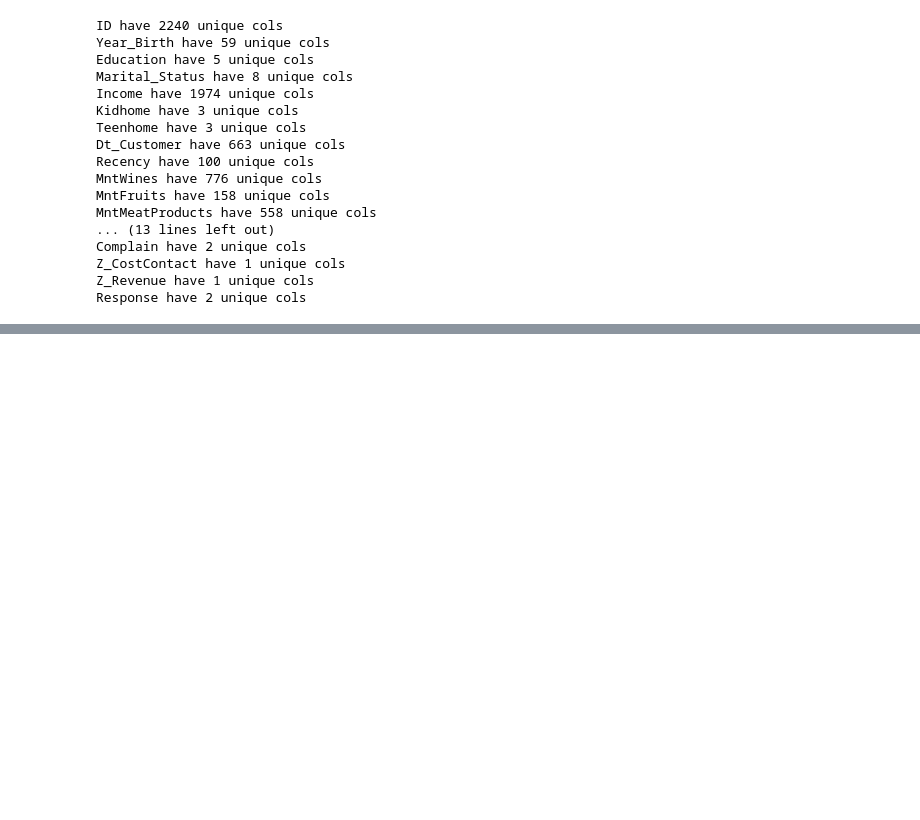
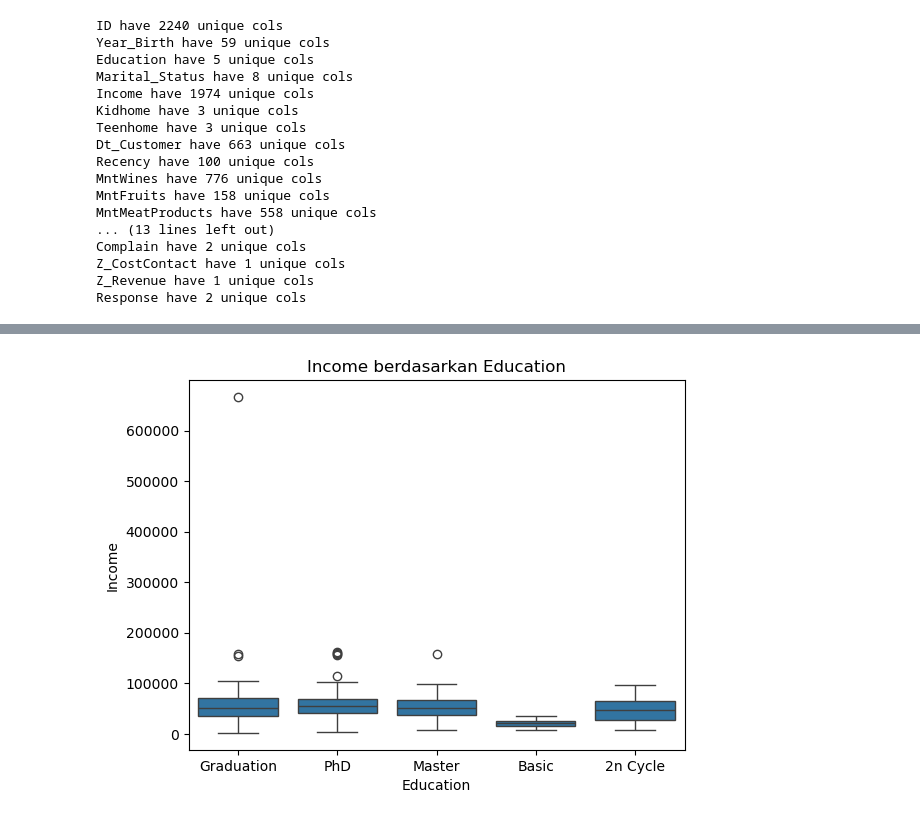
Before and after one commit to iwan-goodfellow/Customer-Personality-1, a Jupyter notebook: notebooks/eda.ipynb, the cells around one changed output, grey strips where cells are left out. Cells and saved outputs as stored; diff of their text form; code cells hidden in the pictures; blank space fills up the shorter version.

```diff
--- a/notebooks/eda.ipynb
+++ b/notebooks/eda.ipynb
@@ -69,0 +111,7 @@ Response have 2 unique cols
+# %%
+# Hubungan Education vs Income
+sns.boxplot(x='Education', y='Income', data=df)
+plt.title('Income berdasarkan Education')
+plt.show()
+# %% [output]
+[figure, added]
```
Also changed, not shown: parts of 4 cells of this notebook.
